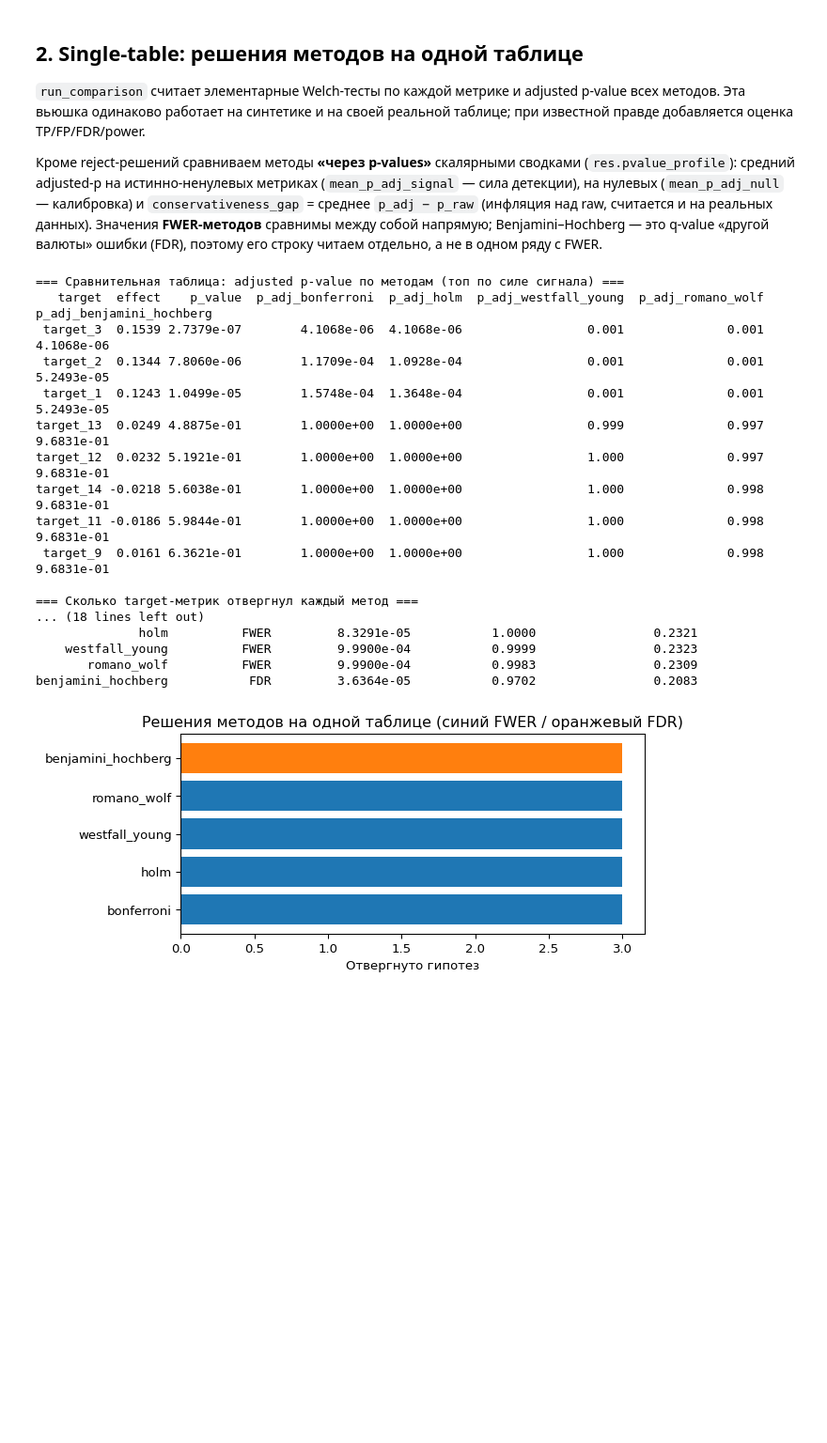
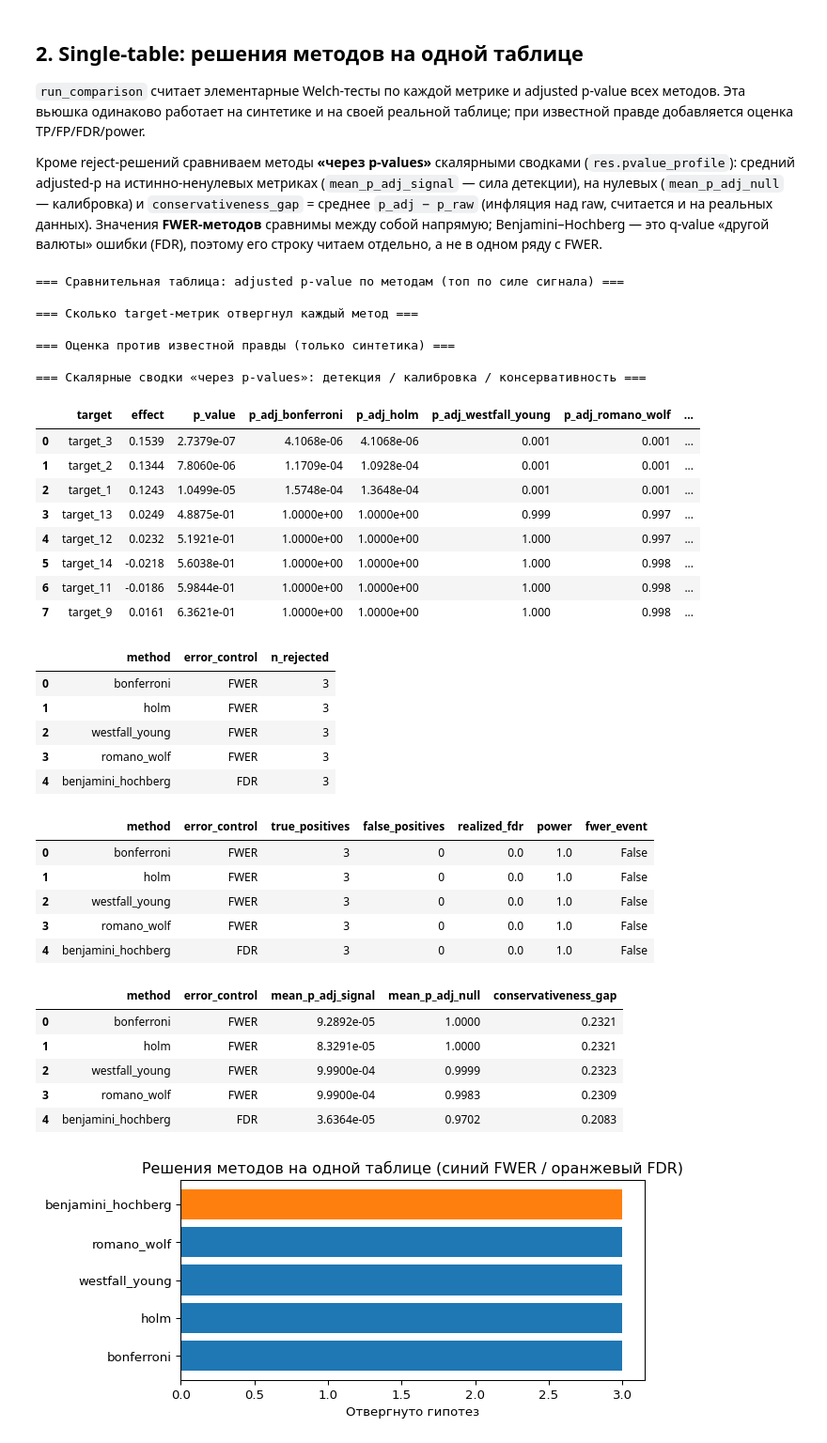
Before and after one commit to Yurashku/rnd_reports, a Jupyter notebook: rnd/08_multiple_testing/notebook.ipynb, the cells around one changed output. Shown at 94% size. Cells and saved outputs as stored; diff of their text form; code cells hidden in the pictures; blank space fills up the shorter version.

```diff
--- a/rnd/08_multiple_testing/notebook.ipynb
+++ b/rnd/08_multiple_testing/notebook.ipynb
@@ -42,37 +42,54 @@ print('истинно ненулевые эффекты:', {k: v for k, v in (tr
 # %%
 res = run_comparison(df, true_effects=true_effects, alpha=ALPHA, n_resamples=1000, random_state=SEED)
 
 print('=== Сравнительная таблица: adjusted p-value по методам (топ по силе сигнала) ===')
 show = ['target', 'effect', 'p_value'] + [f'p_adj_{m}' for m in METHOD_NAMES]
-print(res.table[show].head(8).to_string(index=False))
+display(res.table[show].head(8))
 
 print('\n=== Сколько target-метрик отвергнул каждый метод ===')
-print(res.method_summary.to_string(index=False))
+display(res.method_summary)
 
 if res.truth_evaluation is not None:
     print('\n=== Оценка против известной правды (только синтетика) ===')
-    print(res.truth_evaluation.to_string(index=False))
+    display(res.truth_evaluation)
 
 print('\n=== Скалярные сводки «через p-values»: детекция / калибровка / консервативность ===')
-print(res.pvalue_profile.to_string(index=False))
+display(res.pvalue_profile)
 # %% [output]
 === Сравнительная таблица: adjusted p-value по методам (топ по силе сигнала) ===
-   target  effect    p_value  p_adj_bonferroni  p_adj_holm  p_adj_westfall_young  p_adj_romano_wolf  p_adj_benjamini_hochberg
- target_3  0.1539 2.7379e-07        4.1068e-06  4.1068e-06                 0.001              0.001                4.1068e-06
- target_2  0.1344 7.8060e-06        1.1709e-04  1.0928e-04                 0.001              0.001                5.2493e-05
- target_1  0.1243 1.0499e-05        1.5748e-04  1.3648e-04                 0.001              0.001                5.2493e-05
-target_13  0.0249 4.8875e-01        1.0000e+00  1.0000e+00                 0.999              0.997                9.6831e-01
-target_12  0.0232 5.1921e-01        1.0000e+00  1.0000e+00                 1.000              0.997                9.6831e-01
-target_14 -0.0218 5.6038e-01        1.0000e+00  1.0000e+00                 1.000              0.998                9.6831e-01
-target_11 -0.0186 5.9844e-01        1.0000e+00  1.0000e+00                 1.000              0.998                9.6831e-01
- target_9  0.0161 6.3621e-01        1.0000e+00  1.0000e+00                 1.000              0.998                9.6831e-01
 
 === Сколько target-метрик отвергнул каждый метод ===
-... (18 lines left out)
-              holm          FWER         8.3291e-05           1.0000                0.2321
-    westfall_young          FWER         9.9900e-04           0.9999                0.2323
-       romano_wolf          FWER         9.9900e-04           0.9983                0.2309
-benjamini_hochberg           FDR         3.6364e-05           0.9702                0.2083
+
+=== Оценка против известной правды (только синтетика) ===
+
+=== Скалярные сводки «через p-values»: детекция / калибровка / консервативность ===
+|  | target | effect | p_value | p_adj_bonferroni | p_adj_holm | p_adj_westfall_young | p_adj_romano_wolf | ... |
+| 0 | target_3 | 0.1539 | 2.7379e-07 | 4.1068e-06 | 4.1068e-06 | 0.001 | 0.001 | ... |
+| 1 | target_2 | 0.1344 | 7.8060e-06 | 1.1709e-04 | 1.0928e-04 | 0.001 | 0.001 | ... |
+| 2 | target_1 | 0.1243 | 1.0499e-05 | 1.5748e-04 | 1.3648e-04 | 0.001 | 0.001 | ... |
+| 3 | target_13 | 0.0249 | 4.8875e-01 | 1.0000e+00 | 1.0000e+00 | 0.999 | 0.997 | ... |
+| 4 | target_12 | 0.0232 | 5.1921e-01 | 1.0000e+00 | 1.0000e+00 | 1.000 | 0.997 | ... |
+| 5 | target_14 | -0.0218 | 5.6038e-01 | 1.0000e+00 | 1.0000e+00 | 1.000 | 0.998 | ... |
+| 6 | target_11 | -0.0186 | 5.9844e-01 | 1.0000e+00 | 1.0000e+00 | 1.000 | 0.998 | ... |
+| 7 | target_9 | 0.0161 | 6.3621e-01 | 1.0000e+00 | 1.0000e+00 | 1.000 | 0.998 | ... |
+|  | method | error_control | n_rejected |
+| 0 | bonferroni | FWER | 3 |
+| 1 | holm | FWER | 3 |
+| 2 | westfall_young | FWER | 3 |
+| 3 | romano_wolf | FWER | 3 |
+| 4 | benjamini_hochberg | FDR | 3 |
+|  | method | error_control | true_positives | false_positives | realized_fdr | power | fwer_event |
+| 0 | bonferroni | FWER | 3 | 0 | 0.0 | 1.0 | False |
+| 1 | holm | FWER | 3 | 0 | 0.0 | 1.0 | False |
+| 2 | westfall_young | FWER | 3 | 0 | 0.0 | 1.0 | False |
+| 3 | romano_wolf | FWER | 3 | 0 | 0.0 | 1.0 | False |
+| 4 | benjamini_hochberg | FDR | 3 | 0 | 0.0 | 1.0 | False |
+|  | method | error_control | mean_p_adj_signal | mean_p_adj_null | conservativeness_gap |
+| 0 | bonferroni | FWER | 9.2892e-05 | 1.0000 | 0.2321 |
+| 1 | holm | FWER | 8.3291e-05 | 1.0000 | 0.2321 |
+| 2 | westfall_young | FWER | 9.9900e-04 | 0.9999 | 0.2323 |
+| 3 | romano_wolf | FWER | 9.9900e-04 | 0.9983 | 0.2309 |
+| 4 | benjamini_hochberg | FDR | 3.6364e-05 | 0.9702 | 0.2083 |
 # %%
 fig, ax = plt.subplots(figsize=(7, 3.2))
 s = res.method_summary.sort_values('n_rejected')
```
Also changed, not shown: parts of 4 cells of this notebook, 7 other files.
